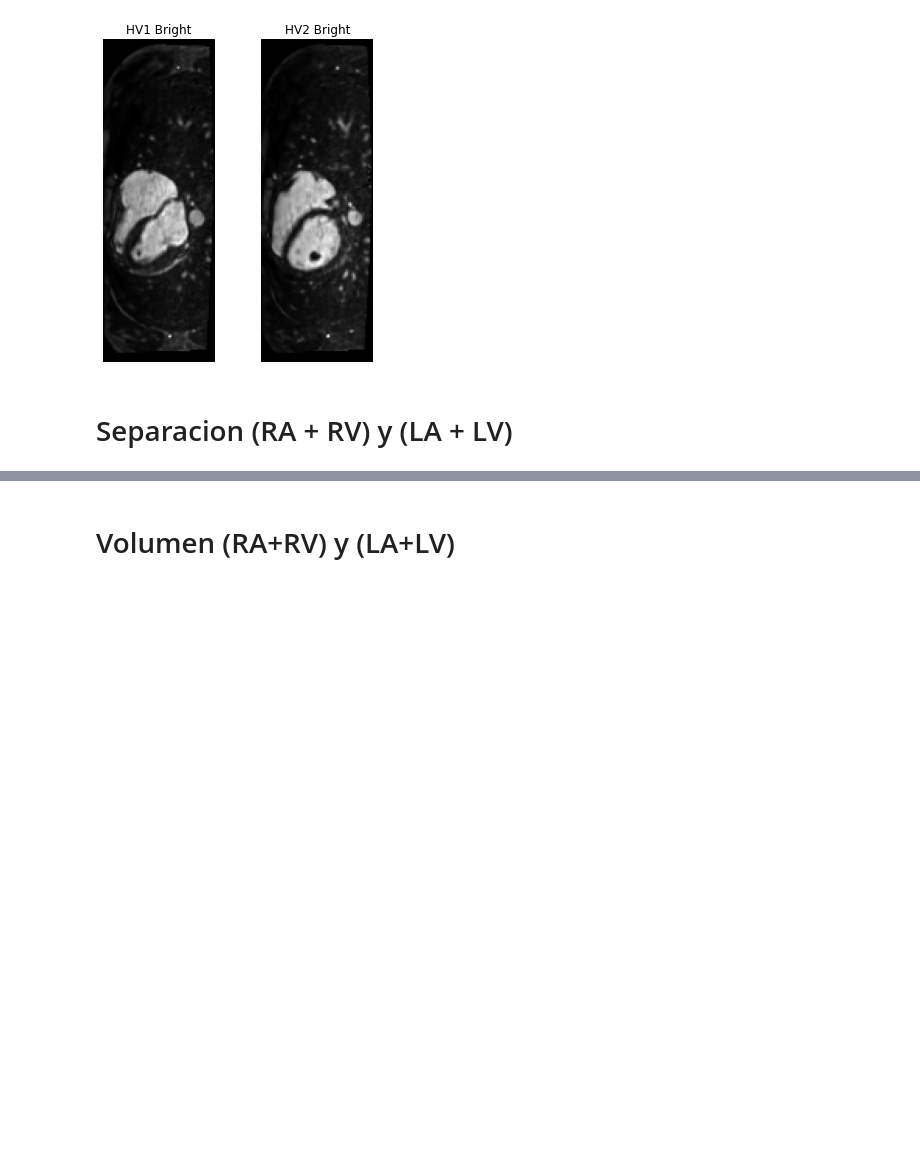
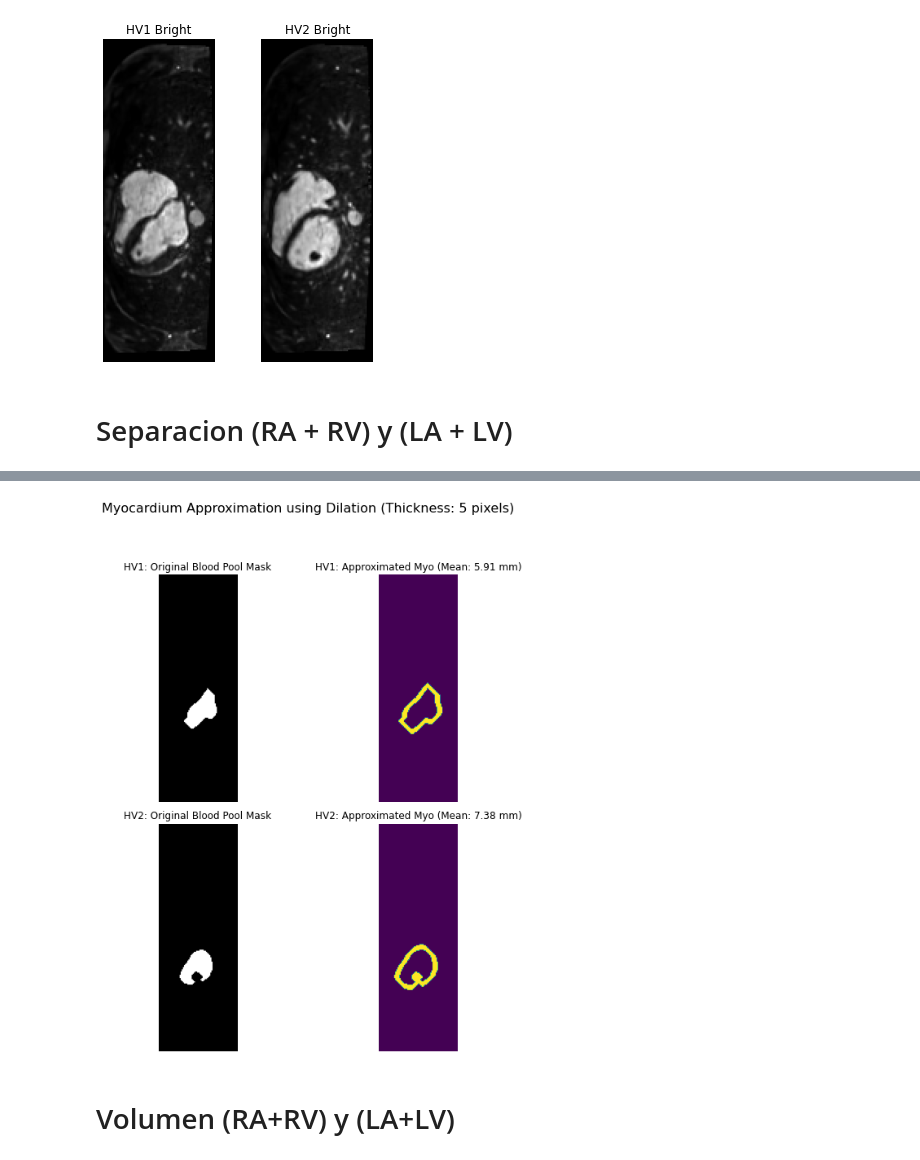
Before and after one commit to bcerdam/fund_pf, a Jupyter notebook: rv_ra_lv_la_bright.ipynb, the cells around one changed output, grey strips where cells are left out. Drawn from its saved outputs; the diff is of its cells as text; code cells hidden in the pictures; blank space fills up the shorter version.

```diff
--- a/rv_ra_lv_la_bright.ipynb
+++ b/rv_ra_lv_la_bright.ipynb
@@ -252,3 +275,92 @@ plt.show()
+# %%
+import numpy as np
+import matplotlib.pyplot as plt
+from scipy.ndimage import binary_dilation
+from skimage.measure import find_contours
+from scipy.spatial.distance import cdist
+
+def calculate_thickness_from_mask(mask, resolution_mm):
+    """Calculates myocardial thickness from a 2D boolean mask."""
+    contours = find_contours(mask, 0.5)
+    if len(contours) < 2:
+        return None, None
+    contours.sort(key=len, reverse=True)
+    outer_contour = contours[0]
+    inner_contour = contours[1]
+    distance_matrix = cdist(inner_contour, outer_contour)
+    thickness_in_pixels = distance_matrix.min(axis=1)
+    thickness_in_mm = thickness_in_pixels * resolution_mm
+    stats = {
+        "mean": np.mean(thickness_in_mm),
+        "std": np.std(thickness_in_mm),
+    }
+    return stats, (inner_contour, outer_contour)
+
+def approximate_myocardium(blood_pool_mask, dilation_iterations):
+    """
+    Creates a myocardial ring approximation using morphological dilation.
+    """
+    # 1. Make the shape bigger using dilation
+    dilated_mask = binary_dilation(blood_pool_mask, iterations=dilation_iterations)
+
+    # 2. Subtract the original shape to get the edge/ring
+    # This is equivalent to: dilated_mask AND (NOT blood_pool_mask)
+    myocardium_approx = dilated_mask & ~blood_pool_mask
+
+    return myocardium_approx
+
+# --- Main Script ---
+
+# # --- Create sample data to match your variables ---
+# # REPLACE THIS with your actual hv1_la_lv and hv2_la_lv masks
+# y, x = np.ogrid[:200, :200]
+# hv1_la_lv = (x - 80)**2 + (y - 100)**2 <= 40**2
+# hv2_la_lv = (x - 100)**2 + (y - 100)**2 <= 35**2
+# # --- End of sample data generation ---
+
+
+# --- Parameters to Tune ---
+# This is the most important parameter. It controls the thickness of the ring.
+# It represents the thickness in pixels.
+DILATION_ITERATIONS = 5
+RESOLUTION_MM = 1.5 # From project description
+
+# --- Process Volunteer 1 ---
+hv1_myo_approx = approximate_myocardium(hv1_la_lv, DILATION_ITERATIONS)
+hv1_stats, _ = calculate_thickness_from_mask(hv1_myo_approx, RESOLUTION_MM)
+
+# --- Process Volunteer 2 ---
+hv2_myo_approx = approximate_myocardium(hv2_la_lv, DILATION_ITERATIONS)
+hv2_stats, _ = calculate_thickness_from_mask(hv2_myo_approx, RESOLUTION_MM)
+
+# --- Plot the results ---
+fig, axes = plt.subplots(2, 2, figsize=(10, 10))
+fig.suptitle(f'Myocardium Approximation using Dilation (Thickness: {DILATION_ITERATIONS} pixels)', fontsize=16)
+
+# Row 1: Volunteer 1
+axes[0, 0].imshow(hv1_la_lv, cmap='gray')
+axes[0, 0].set_title('HV1: Original Blood Pool Mask')
+axes[0, 0].axis('off')
+
+axes[0, 1].imshow(hv1_myo_approx, cmap='viridis')
+if hv1_stats:
+    axes[0, 1].set_title(f"HV1: Approximated Myo (Mean: {hv1_stats['mean']:.2f} mm)")
+axes[0, 1].axis('off')
+
+# Row 2: Volunteer 2
+axes[1, 0].imshow(hv2_la_lv, cmap='gray')
+axes[1, 0].set_title('HV2: Original Blood Pool Mask')
+axes[1, 0].axis('off')
+
+axes[1, 1].imshow(hv2_myo_approx, cmap='viridis')
+if hv2_stats:
+    axes[1, 1].set_title(f"HV2: Approximated Myo (Mean: {hv2_stats['mean']:.2f} mm)")
+axes[1, 1].axis('off')
+
+plt.tight_layout(rect=[0, 0.03, 1, 0.93])
+plt.show()
+# %% [output]
+[figure, added]
 # %% [markdown]
 # Volumen (RA+RV)  y (LA+LV)
 # %%
```
Also changed, not shown: parts of 12 cells of this notebook, 1 other file.
